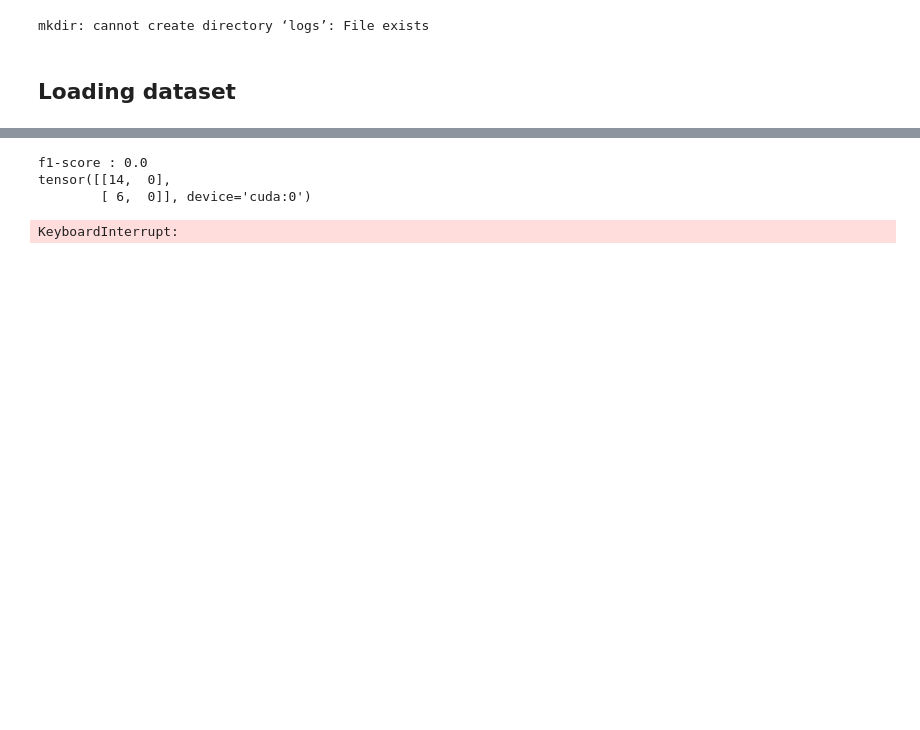
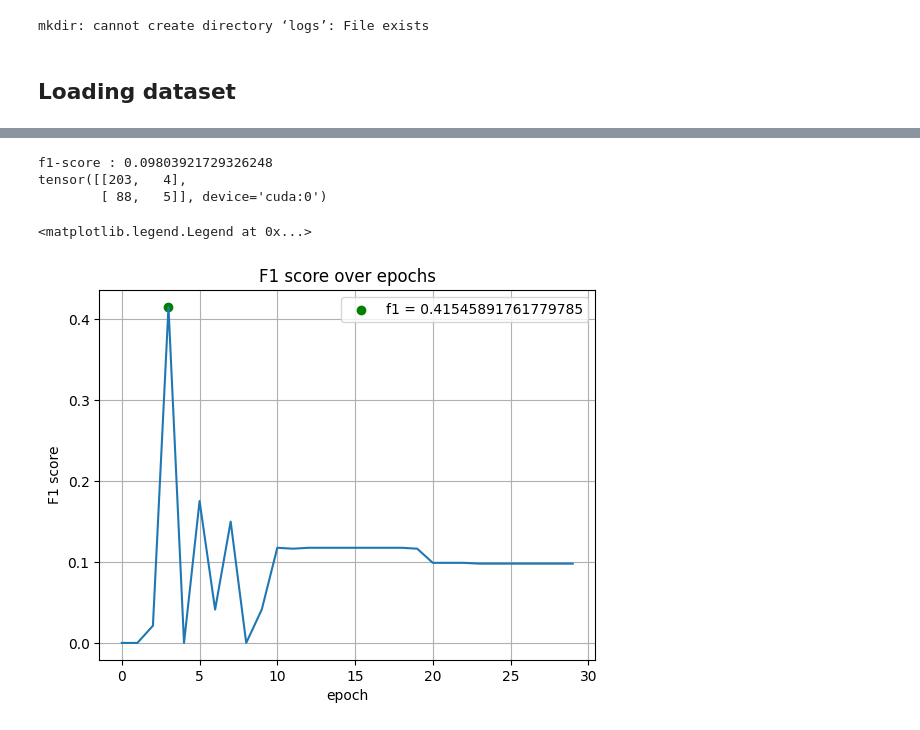
Before and after one commit to peulsilva/few-shot-learning-transformers, a Jupyter notebook: notebooks/raft/pet/01-ade_corpus_pet.ipynb, the cells around one changed output, grey strips where cells are left out. Drawn from its saved outputs; the diff is of its cells as text; code cells hidden in the pictures; blank space fills up the shorter version.

```diff
--- a/notebooks/raft/pet/01-ade_corpus_pet.ipynb
+++ b/notebooks/raft/pet/01-ade_corpus_pet.ipynb
@@ -135,7 +145,7 @@ def pattern1(text: str, tokenizer : AutoTokenizer):
     return f"{text} Are any there adverse drug effects ? {tokenizer.mask_token}"
 # %%
 
-tokenizer = AutoTokenizer.from_pretrained("FacebookAI/roberta-large",
+tokenizer = AutoTokenizer.from_pretrained("distilbert-base-uncased",
                                           cache_dir = "/Data/pedro.silva")
 idx2class = {
     0: "no",
@@ -170,5 +180,6 @@ def preprocess(text : List[str], labels : List[int]):
 
     return processed_text, processed_labels
 # %%
-train_text, train_labels = preprocess(train_data['text'], train_data['labels'])
-val_text, val_labels = preprocess(val_data['text'], val_data['labels'])
+train_text, train_labels = preprocess(train_df['text'], train_df['label'])
+val_text, val_labels = preprocess(val_df['text'], val_df['label'])
+test_text, test_labels = preprocess(test_df['text'], test_df['label'])
@@ -233,7 +204,7 @@ class PETDatasetForClassification(Dataset):
 
         self.encoded_labels[self.encoded_labels != tokenizer.mask_token_id] = -100
 
-        for idx, sentence in enumerate(self.encoded_labels):
+        for idx, sentence in tqdm(enumerate(self.encoded_labels)):
             sentence[sentence == tokenizer.mask_token_id] = tokenizer.vocab[labels[idx].lower()]
 
         self.inputs : Dict[str, torch.Tensor] = self.tokens
@@ -275,5 +281,5 @@ classes
 # %%
-model = AutoModelForMaskedLM.from_pretrained("FacebookAI/roberta-large",
+model = AutoModelForMaskedLM.from_pretrained("distilbert-base-uncased",
                                              cache_dir = "/Data/pedro.silva").to(device)
 history, confusion_matrix, best_model = train(
     train_dataloader,
@@ -284,11 +290,27 @@ history, confusion_matrix, best_model = train(
     tokenizer=tokenizer,
     alpha = 1e-4,
     evaluation_fn= binary_f1_score,
-    loss_fn=FocalLoss(class_weights, gamma=2),
+    # loss_fn=FocalLoss(alpha, gamma=2),
     n_epochs=30
 )
 # %% [output]
-f1-score : 0.0
-tensor([[14,  0],
-        [ 6,  0]], device='cuda:0')
+f1-score : 0.09803921729326248
+tensor([[203,   4],
+        [ 88,   5]], device='cuda:0')
-KeyboardInterrupt:
+# %%
+plt.plot(history)
+plt.scatter(
+    np.argmax(history),
+    np.max(history),
+    label = f"f1 = {np.max(history)}",
+    c = "green"
+)
+
+plt.grid()
+plt.title("F1 score over epochs")
+plt.xlabel("epoch")
+plt.ylabel("F1 score")
+plt.legend()
+# %% [output]
+<matplotlib.legend.Legend at 0x...>
+[figure, added]
```
Also changed, not shown: parts of 21 cells of this notebook, 10 other files.
